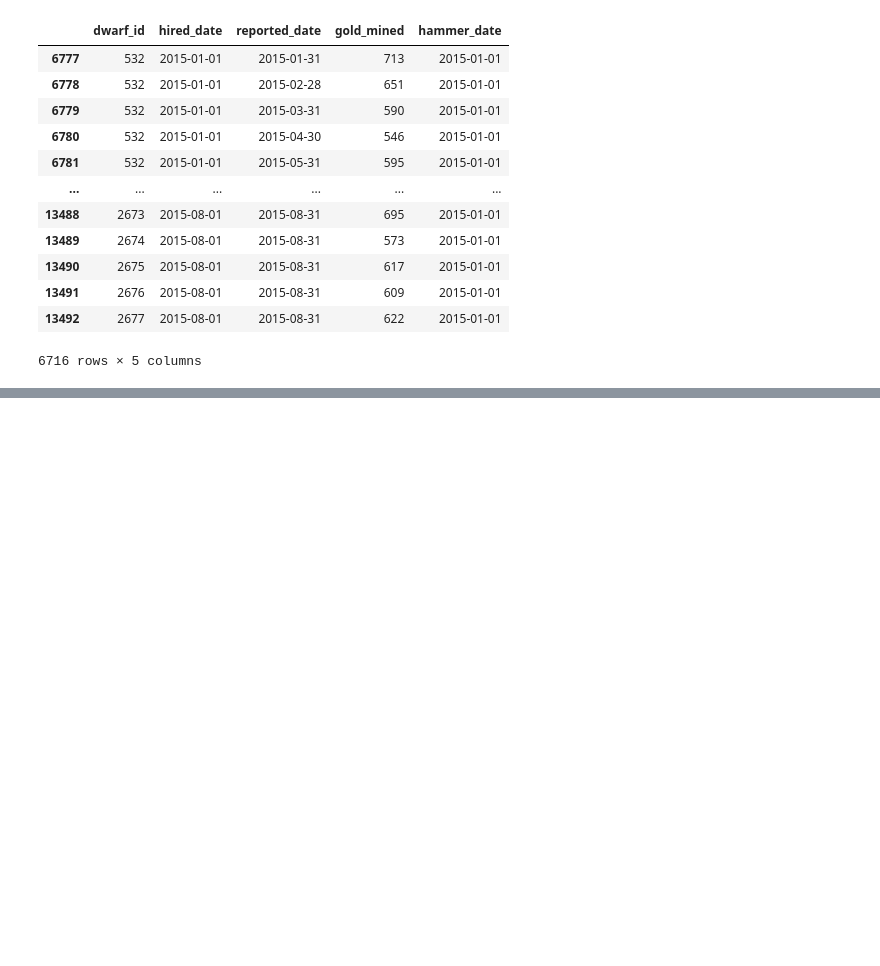
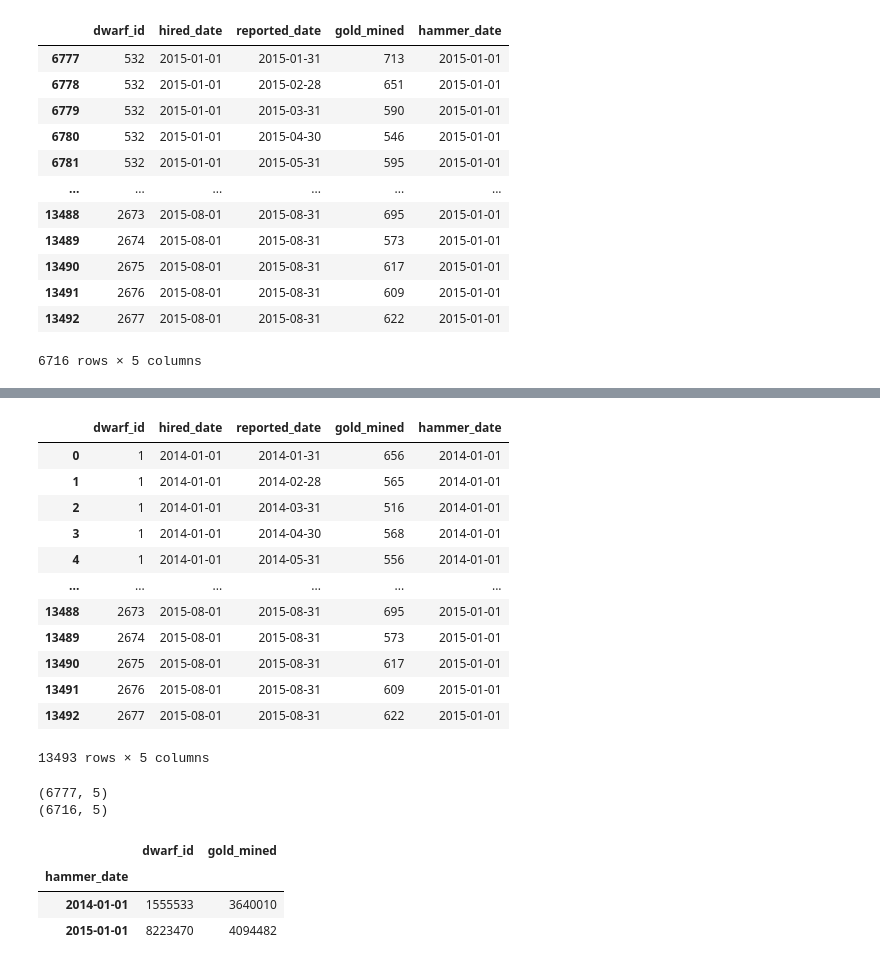
Before and after one commit to Sergo448/gazprom, a Jupyter notebook: notebooks/updating_test.ipynb, the cells around one changed output, grey strips where cells are left out. Drawn from its saved outputs; the diff is of its cells as text; code cells hidden in the pictures; blank space fills up the shorter version.

```diff
--- a/notebooks/updating_test.ipynb
+++ b/notebooks/updating_test.ipynb
@@ -408,0 +415,37 @@ for i in list_for_mean:
+# %%
+data
+# %% [output]
+|  | dwarf_id | hired_date | reported_date | gold_mined | hammer_date |
+| 0 | 1 | 2014-01-01 | 2014-01-31 | 656 | 2014-01-01 |
+| 1 | 1 | 2014-01-01 | 2014-02-28 | 565 | 2014-01-01 |
+| 2 | 1 | 2014-01-01 | 2014-03-31 | 516 | 2014-01-01 |
+| 3 | 1 | 2014-01-01 | 2014-04-30 | 568 | 2014-01-01 |
+| 4 | 1 | 2014-01-01 | 2014-05-31 | 556 | 2014-01-01 |
+| ... | ... | ... | ... | ... | ... |
+| 13488 | 2673 | 2015-08-01 | 2015-08-31 | 695 | 2015-01-01 |
+| 13489 | 2674 | 2015-08-01 | 2015-08-31 | 573 | 2015-01-01 |
+| 13490 | 2675 | 2015-08-01 | 2015-08-31 | 617 | 2015-01-01 |
+| 13491 | 2676 | 2015-08-01 | 2015-08-31 | 609 | 2015-01-01 |
+| 13492 | 2677 | 2015-08-01 | 2015-08-31 | 622 | 2015-01-01 |
+13493 rows × 5 columns
+# %%
+# data_hammer_1
+print(data_hammer_1.shape)
+# data_hammer_2
+print(data_hammer_2.shape)
+# %% [output]
+(6777, 5)
+(6716, 5)
+# %%
+"""
+Но если в целом посмотреть на данный при группировке
+и принять во внимание что колличество отсчетов в
+двух половинах почти равны. То непонятно как так вышло, что те кто получил новый
+молот заработали больше.
+"""
+data.groupby('hammer_date').sum()
+# %% [output]
+|  | dwarf_id | gold_mined |
+| hammer_date |  |  |
+| 2014-01-01 | 1555533 | 3640010 |
+| 2015-01-01 | 8223470 | 4094482 |
```
Also changed, not shown: parts of 23 cells of this notebook.
